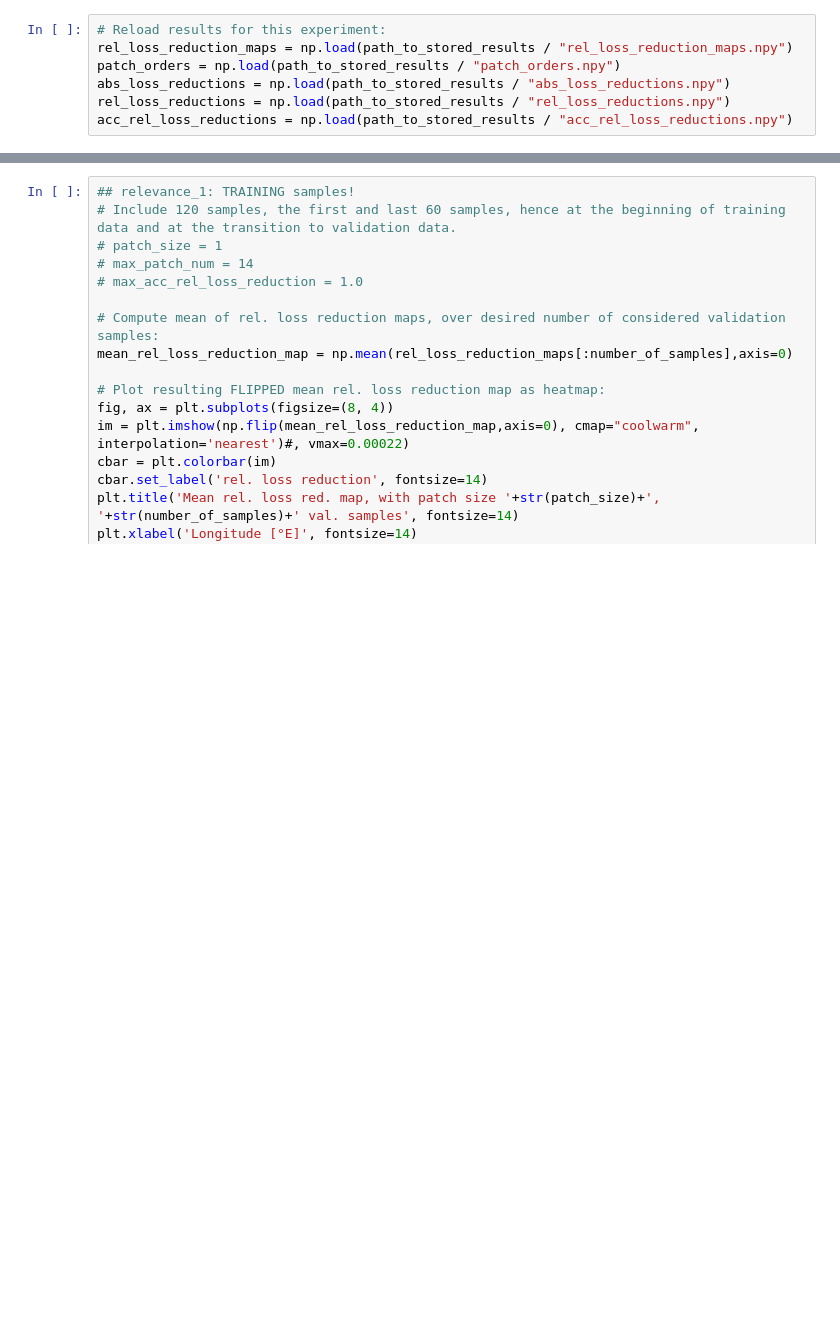
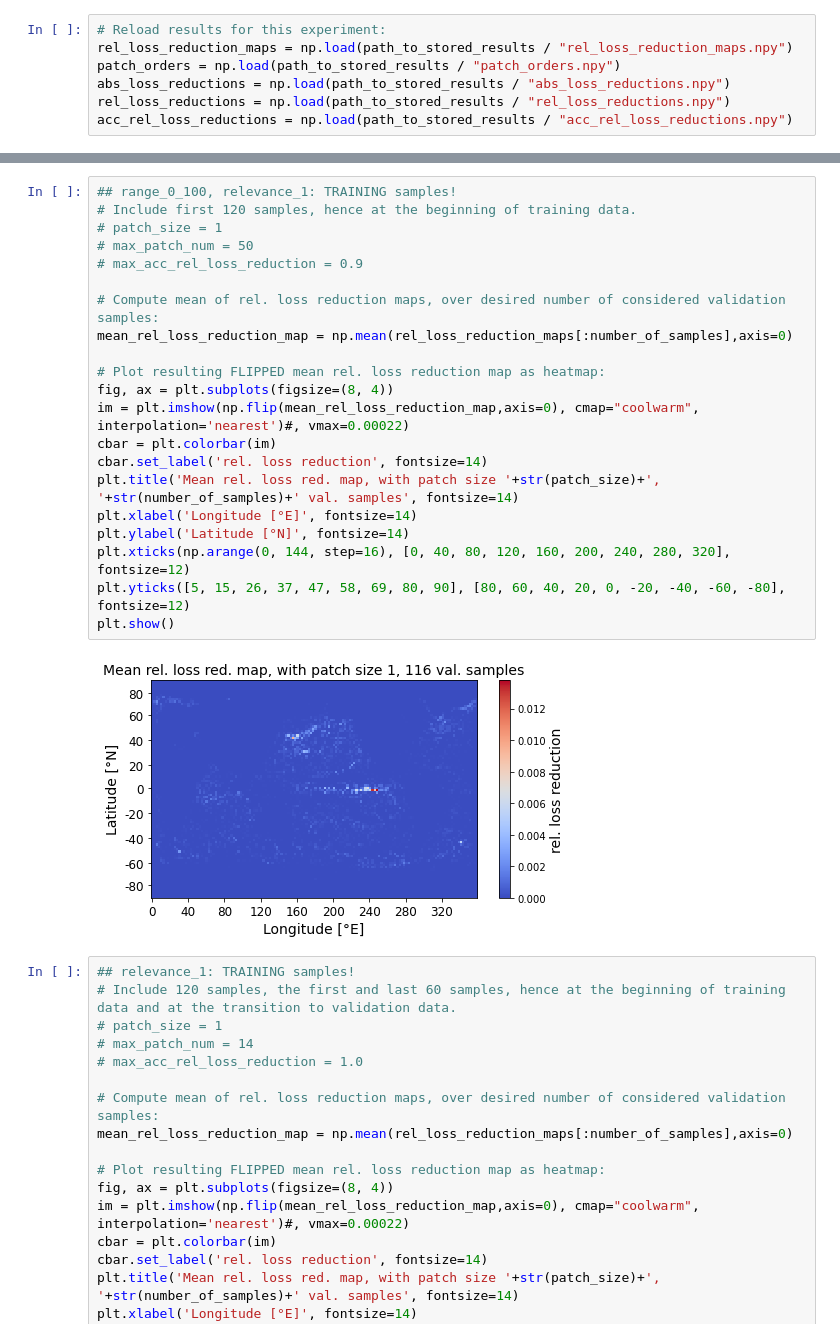
Before and after one commit to MarcoLandtHayen/reconstruct_missing_data, a Jupyter notebook: notebooks/03c_unet_4conv_sst_CESM_relevance_maps.ipynb, the cells around one changed output, grey strips where cells are left out. Drawn from its saved outputs; the diff is of its cells as text; blank space fills up the shorter version.

```diff
--- a/notebooks/03c_unet_4conv_sst_CESM_relevance_maps.ipynb
+++ b/notebooks/03c_unet_4conv_sst_CESM_relevance_maps.ipynb
@@ -558,3 +559,26 @@ for n in range(plot_samples):
+# %%
+## range_0_100, relevance_1: TRAINING samples!
+# Include first 120 samples, hence at the beginning of training data.
+# patch_size = 1
+# max_patch_num = 50
+# max_acc_rel_loss_reduction = 0.9
+
+# Compute mean of rel. loss reduction maps, over desired number of considered validation samples:
+mean_rel_loss_reduction_map = np.mean(rel_loss_reduction_maps[:number_of_samples],axis=0)
+
+# Plot resulting FLIPPED mean rel. loss reduction map as heatmap:
+fig, ax = plt.subplots(figsize=(8, 4))
+im = plt.imshow(np.flip(mean_rel_loss_reduction_map,axis=0), cmap="coolwarm", interpolation='nearest')#, vmax=0.00022)
+cbar = plt.colorbar(im)
+cbar.set_label('rel. loss reduction', fontsize=14)
+plt.title('Mean rel. loss red. map, with patch size '+str(patch_size)+', '+str(number_of_samples)+' val. samples', fontsize=14)
+plt.xlabel('Longitude [°E]', fontsize=14)
+plt.ylabel('Latitude [°N]', fontsize=14)
+plt.xticks(np.arange(0, 144, step=16), [0, 40, 80, 120, 160, 200, 240, 280, 320], fontsize=12)
+plt.yticks([5, 15, 26, 37, 47, 58, 69, 80, 90], [80, 60, 40, 20, 0, -20, -40, -60, -80], fontsize=12)
+plt.show()
+# %% [output]
+[figure, added]
 # %%
 ## relevance_1: TRAINING samples!
 # Include 120 samples, the first and last 60 samples, hence at the beginning of training data and at the transition to validation data.
```
Also changed, not shown: parts of 7 cells of this notebook, 2 other files.
